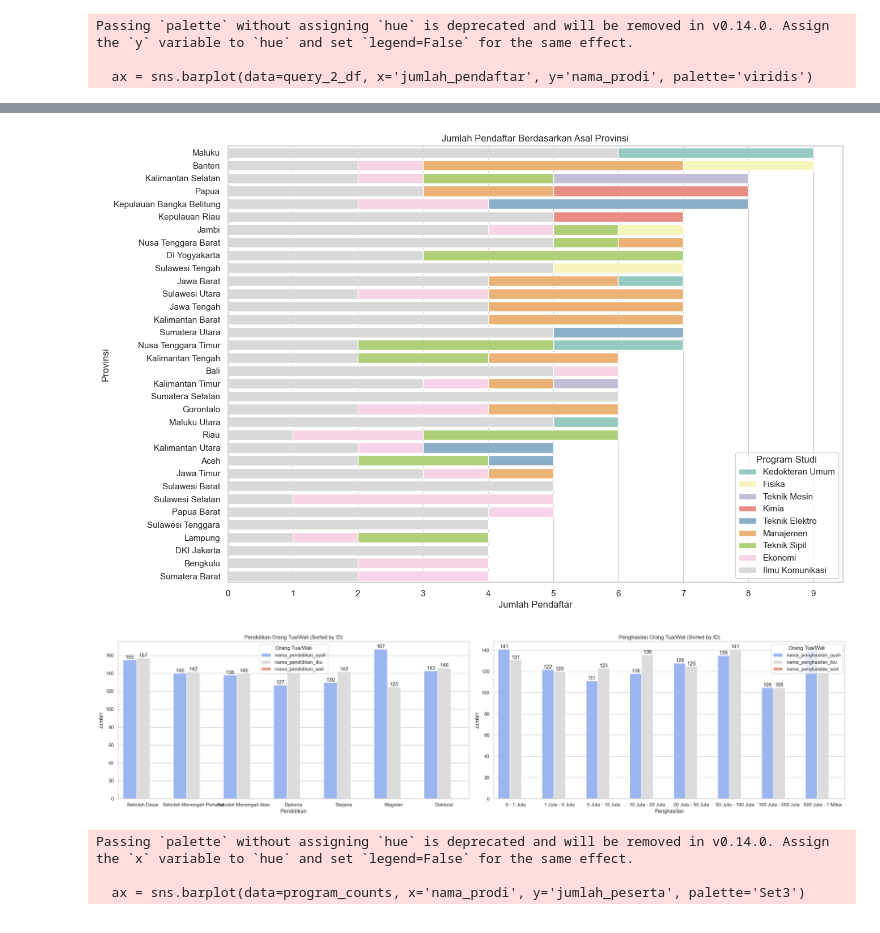
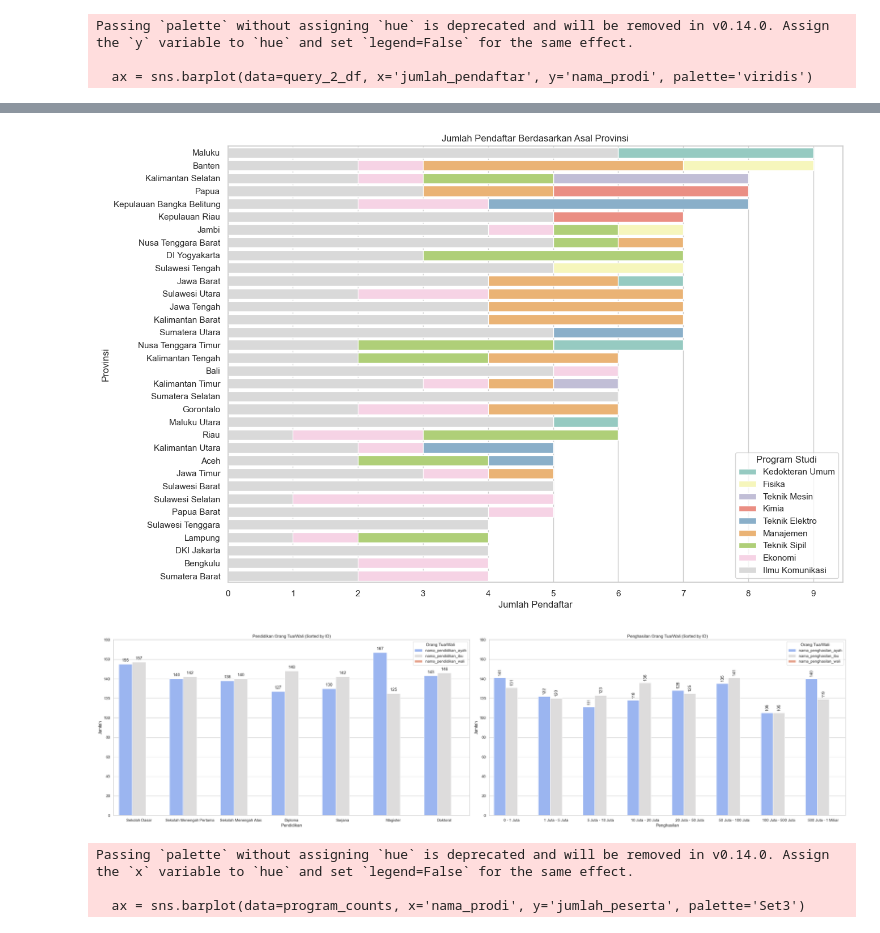
Before and after one commit to dzaky-pr/ets-datalakehous-b, a Jupyter notebook: visualisasi/collab.ipynb, the cells around one changed output, grey strips where cells are left out. Cells and saved outputs as stored; diff of their text form; code cells hidden in the pictures.

Commit message:
update ipynb code for visualisasi

```diff
--- a/visualisasi/collab.ipynb
+++ b/visualisasi/collab.ipynb
@@ -54,16 +54,30 @@ ax.xaxis.set_major_locator(plt.MultipleLocator(1))
 plt.show()
 
 # 4. query_4: Pendidikan dan Penghasilan Orang Tua/Wali
-# Extracting unique pairs of (id, name) for sorting
+# Sort orders for Pendidikan and Penghasilan based on IDs
 pendidikan_id_order = query_4_df[['id_pendidikan_ayah', 'nama_pendidikan_ayah']].dropna().drop_duplicates()
 penghasilan_id_order = query_4_df[['id_penghasilan_ayah', 'nama_penghasilan_ayah']].dropna().drop_duplicates()
 
-# Preparing order lists based on the IDs
 pendidikan_order_sorted = pendidikan_id_order.sort_values(by='id_pendidikan_ayah')['nama_pendidikan_ayah'].tolist()
 penghasilan_order_sorted = penghasilan_id_order.sort_values(by='id_penghasilan_ayah')['nama_penghasilan_ayah'].tolist()
 
-# Updated plot
-fig, axes = plt.subplots(1, 2, figsize=(28, 6))
+# Melt data to long format for plotting
+pendidikan_melted = query_4_df.melt(
+    id_vars=['id_peserta'],
+    value_vars=['nama_pendidikan_ayah', 'nama_pendidikan_ibu', 'nama_pendidikan_wali'],
+    var_name='Orang Tua/Wali',
+    value_name='Pendidikan'
+)
+
+penghasilan_melted = query_4_df.melt(
+    id_vars=['id_peserta'],
+    value_vars=['nama_penghasilan_ayah', 'nama_penghasilan_ibu', 'nama_penghasilan_wali'],
+    var_name='Orang Tua/Wali',
+    value_name='Penghasilan'
+)
+
+# Plotting
+fig, axes = plt.subplots(1, 2, figsize=(30, 8))  # Increased width for more space
 
 # Pendidikan plot
 ax1 = sns.countplot(data=pendidikan_melted, x='Pendidikan', hue='Orang Tua/Wali', palette='coolwarm', ax=axes[0],
@@ -74,7 +88,10 @@ axes[0].set_ylabel('Jumlah')
 
 # Add labels to each bar in the Pendidikan plot
 for container in ax1.containers:
-    ax1.bar_label(container)
+    ax1.bar_label(container, label_type='edge', padding=5)  # Adjusted padding
+
+# Set Y-axis limit for Pendidikan
+ax1.set_ylim(0, 180)  # Set limit to 180
 
 # Penghasilan plot
 ax2 = sns.countplot(data=penghasilan_melted, x='Penghasilan', hue='Orang Tua/Wali', palette='coolwarm', ax=axes[1],
@@ -83,38 +100,43 @@ axes[1].set_title('Penghasilan Orang Tua/Wali (Sorted by ID)')
 axes[1].set_xlabel('Penghasilan')
 axes[1].set_ylabel('Jumlah')
 
-# Add labels to each bar in the Penghasilan plot
+# Add labels to each bar in the Penghasilan plot with vertical orientation
 for container in ax2.containers:
-    ax2.bar_label(container)
+    ax2.bar_label(container, label_type='edge', padding=5)  # Adjusted padding and rotation
 
+# Set Y-axis limit for Penghasilan
+ax2.set_ylim(0, 180)  # Set limit to 180
+
+# Adjust layout to add space on the right side
+plt.subplots_adjust(right=0.85, wspace=0.4)  # Add space between plots and space on the right
 plt.tight_layout()
+
 plt.show()
-
 # 5. query_5: Distribusi Jumlah Peserta per Program Studi
 program_counts = query_5_df['nama_prodi'].value_counts().reset_index()
 program_counts.columns = ['nama_prodi', 'jumlah_peserta']
 
 # Plot the distribution
 plt.figure(figsize=(12, 8))
 ax = sns.barplot(data=program_counts, x='nama_prodi', y='jumlah_peserta', palette='Set3')
 plt.title('Distribusi Jumlah Peserta per Program Studi')
 plt.xlabel('Program Studi')
 plt.ylabel('Jumlah Peserta')
 plt.xticks(rotation=45)
 
 # Add labels to each bar
 for container in ax.containers:
     ax.bar_label(container)
 
 plt.show()
 # %% [output]
 [figure]
 Passing `palette` without assigning `hue` is deprecated and will be removed in v0.14.0. Assign the `y` variable to `hue` and set `legend=False` for the same effect.
 
   ax = sns.barplot(data=query_2_df, x='jumlah_pendaftar', y='nama_prodi', palette='viridis')
 [figure]
 [figure]
-[figure, old version]
+[figure, new version]
 Passing `palette` without assigning `hue` is deprecated and will be removed in v0.14.0. Assign the `x` variable to `hue` and set `legend=False` for the same effect.
 
   ax = sns.barplot(data=program_counts, x='nama_prodi', y='jumlah_peserta', palette='Set3')
```
